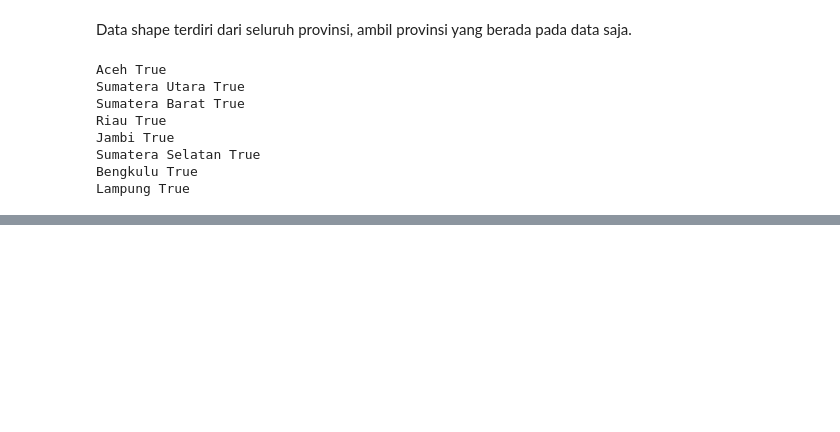
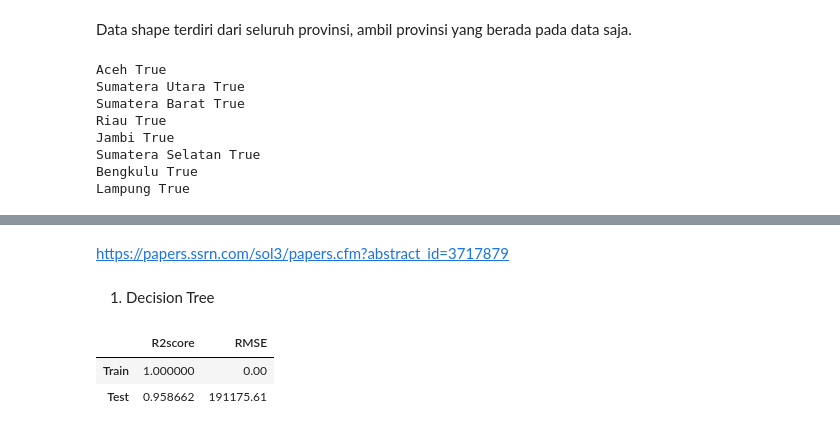
Before and after one commit to Rheyhan/Tugas-Magang-Dept, a Jupyter notebook: src/Main.ipynb, the cells around one changed output, grey strips where cells are left out. Drawn from its saved outputs; the diff is of its cells as text; code cells hidden in the pictures; blank space fills up the shorter version.

```diff
--- a/src/Main.ipynb
+++ b/src/Main.ipynb
@@ -309,0 +386,2 @@ for colour, column in zip(colours, columns[2:]):
+# %% [markdown]
+https://papers.ssrn.com/sol3/papers.cfm?abstract_id=3717879
@@ -309,0 +400,28 @@ for colour, column in zip(colours, columns[2:]):
+# %%
+# One hots encoder
+encoder = category_encoders.OneHotEncoder(cols="Provinsi")
+encoder.fit(df_scaled)
+df_scaled_Encoded = encoder.transform(df_scaled)
+df_scaled_Encoded.pop("Tahun")
+# data params
+X = df_scaled_Encoded.copy()
+y = X.pop("Produksi")
+train_X, test_X, train_y, test_y = train_test_split(X, y, test_size=0.2, random_state=42)
+# %%
+def accuracy_test(model):
+    train_predicted = model.predict(train_X)
+    test_predicted = model.predict(test_X)
+    return pd.DataFrame(data=[[r2_score(train_y, train_predicted), round(sqrt(mean_squared_error(train_y, train_predicted)), 2)],
+                              [r2_score(test_y, test_predicted), round(sqrt(mean_squared_error(test_y, test_predicted)), 2)]],
+                        index=["Train", "Test"],columns=["R2score", "RMSE"])
+# %% [markdown]
+1. Decision Tree
+# %%
+dtree = DecisionTreeRegressor()
+dtree.fit(train_X, train_y)
+
+accuracy_test(dtree)
+# %% [output]
+|  | R2score | RMSE |
+| Train | 1.000000 | 0.00 |
+| Test | 0.958662 | 191175.61 |
```
Also changed, not shown: parts of 27 cells of this notebook.
